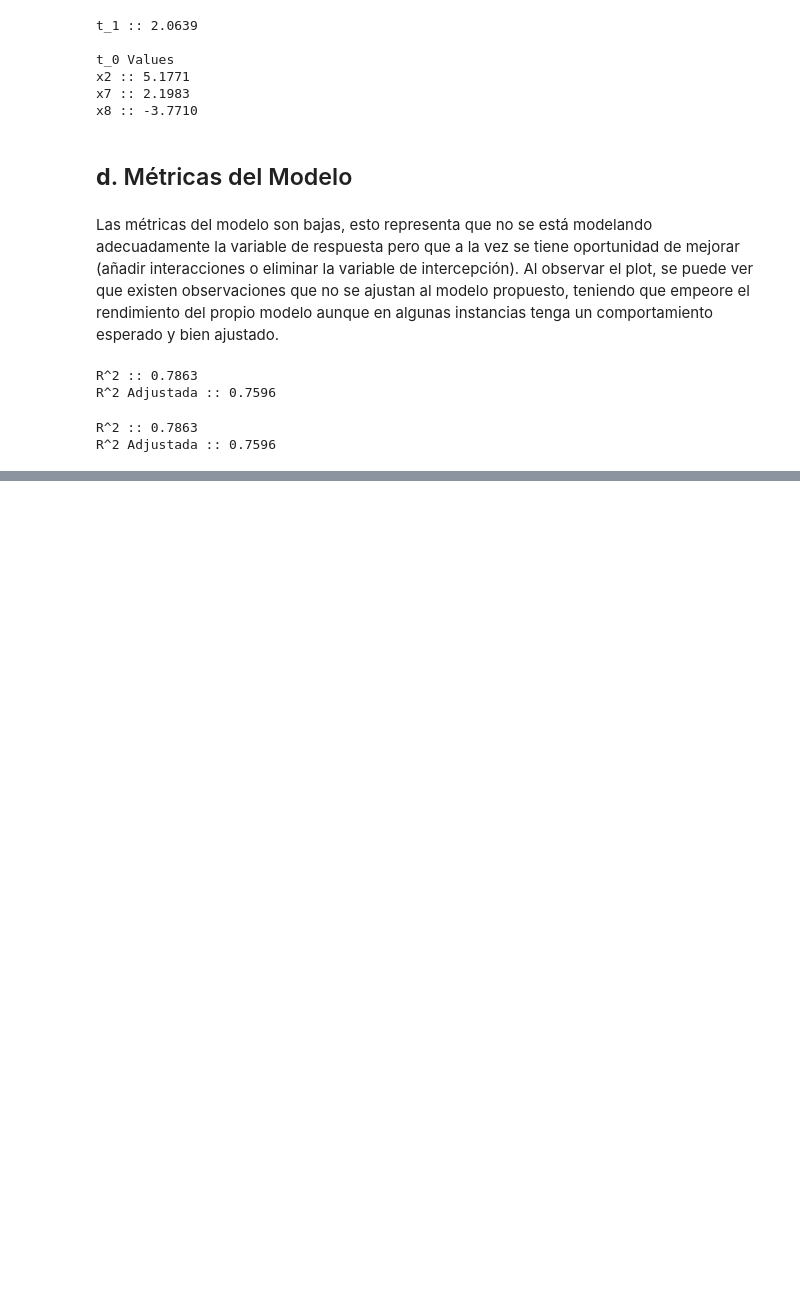
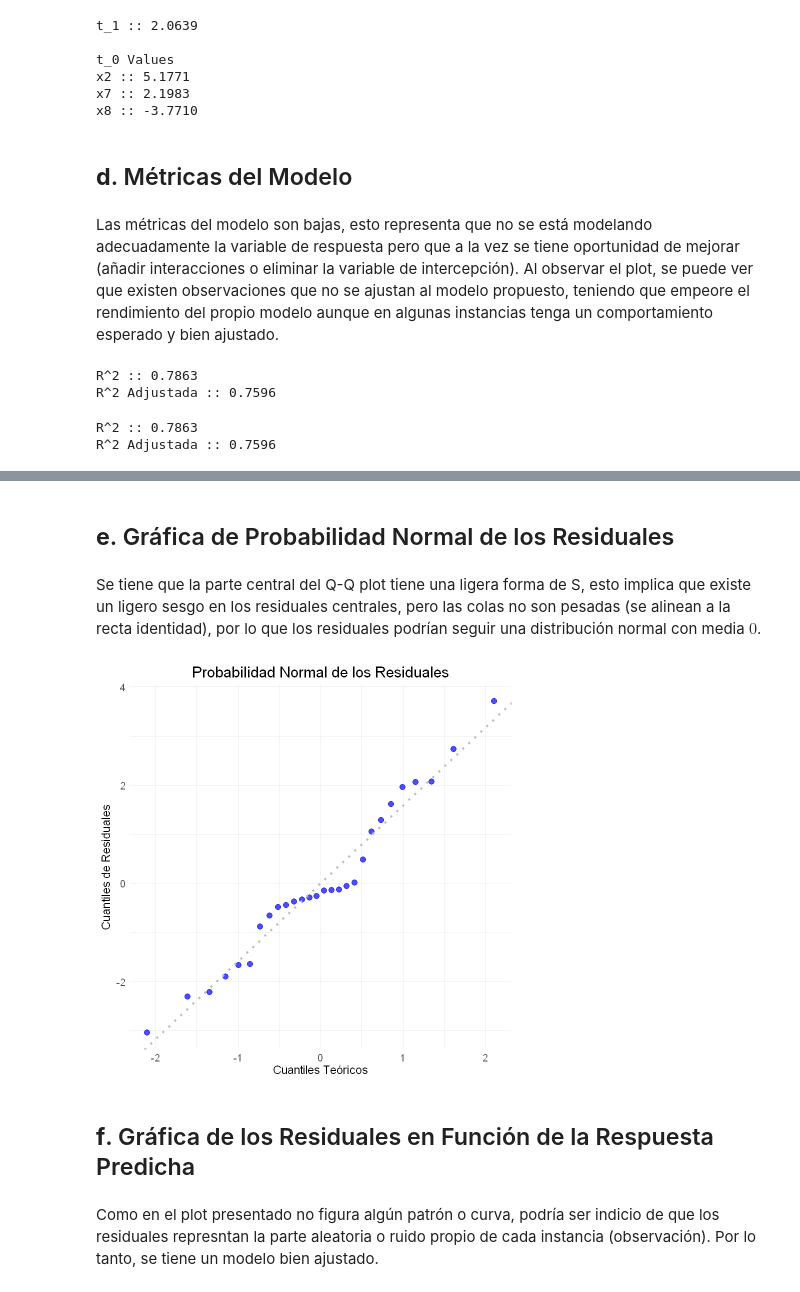
Before and after one commit to alexisuaguilaru/EstadisticaMultivariada, a Jupyter notebook: RegresionMultiple/Tareas/Tarea_01_r.ipynb, the cells around one changed output, grey strips where cells are left out. Saved outputs shown, nothing was run; the diff lists cells and outputs as text; code cells hidden in the pictures; blank space fills up the shorter version.

```diff
--- a/RegresionMultiple/Tareas/Tarea_01_r.ipynb
+++ b/RegresionMultiple/Tareas/Tarea_01_r.ipynb
@@ -381,0 +386,55 @@ PlotExpectedEstimate(LinearModel,DatasetFutbol$y)
+# %% [markdown]
+## **e**. Gráfica de Probabilidad Normal de los Residuales
+# %% [markdown]
+Se tiene que la parte central del Q-Q plot tiene una ligera forma de S, esto implica que existe un ligero sesgo en los residuales centrales, pero las colas no son pesadas (se alinean a la recta identidad), por lo que los residuales podrían seguir una distribución normal con media $0$.
+# %%
+#' Función para plotear los cuartiles de los valores predichos (observados/esperados contra los obtenidos).
+PlotQQResiduals <- function(
+    LinearModel
+)
+{
+    Residuals <- resid(LinearModel)
+    QQData <- qqnorm(Residuals, plot.it = FALSE)
+
+    LineFit <- lm(QQData$y ~ QQData$x)
+    Intercept <- coef(LineFit)[1]
+    Slope <- coef(LineFit)[2]
+
+    PlotData <- data.frame(
+        Theoretical = QQData$x,
+        Residuals = QQData$y
+    )
+
+    plot <- ggplot(PlotData,aes(x=Theoretical,y=Residuals)) +
+        geom_point(alpha=0.7,color='blue',size=3) +
+        geom_abline(
+            intercept = Intercept,
+            slope = Slope,
+            color = 'gray',
+            linetype = 'dotted',
+            linewidth = 1.2
+        ) +
+        labs(
+            x = 'Cuantiles Teóricos',
+            y = 'Cuantiles de Residuales',
+            title = 'Probabilidad Normal de los Residuales'
+        ) +
+        theme_minimal() +
+        theme(
+            plot.title = element_text(size=18,hjust=0.5),
+            axis.title = element_text(size=14),
+            axis.text = element_text(size=12),
+        )
+
+  return(plot)
+}
+# %%
+# Plot
+
+PlotQQResiduals(LinearModel)
+# %% [output]
+[figure, added]
+# %% [markdown]
+## **f**. Gráfica de los Residuales en Función de la Respuesta Predicha
+# %% [markdown]
+Como en el plot presentado no figura algún patrón o curva, podría ser indicio de que los residuales represntan la parte aleatoria o ruido propio de cada instancia (observación). Por lo tanto, se tiene un modelo bien ajustado.
```
Also changed, not shown: parts of 8 cells of this notebook, 2 other files.
